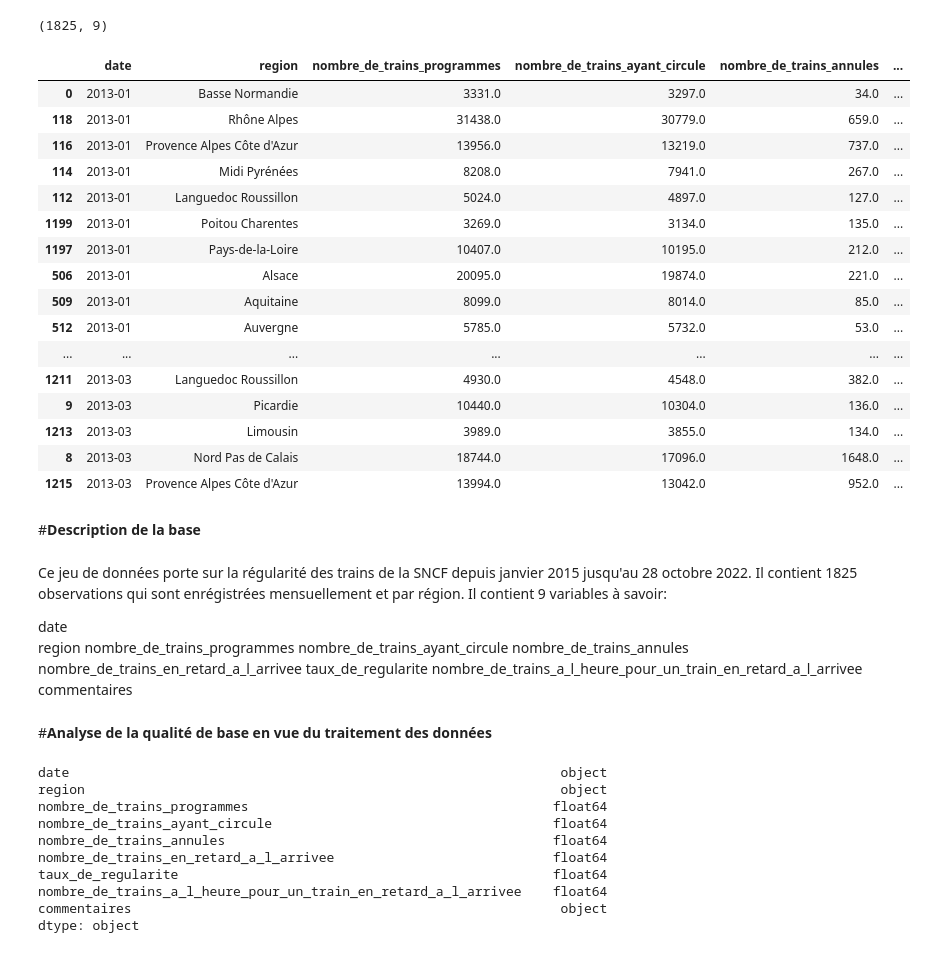
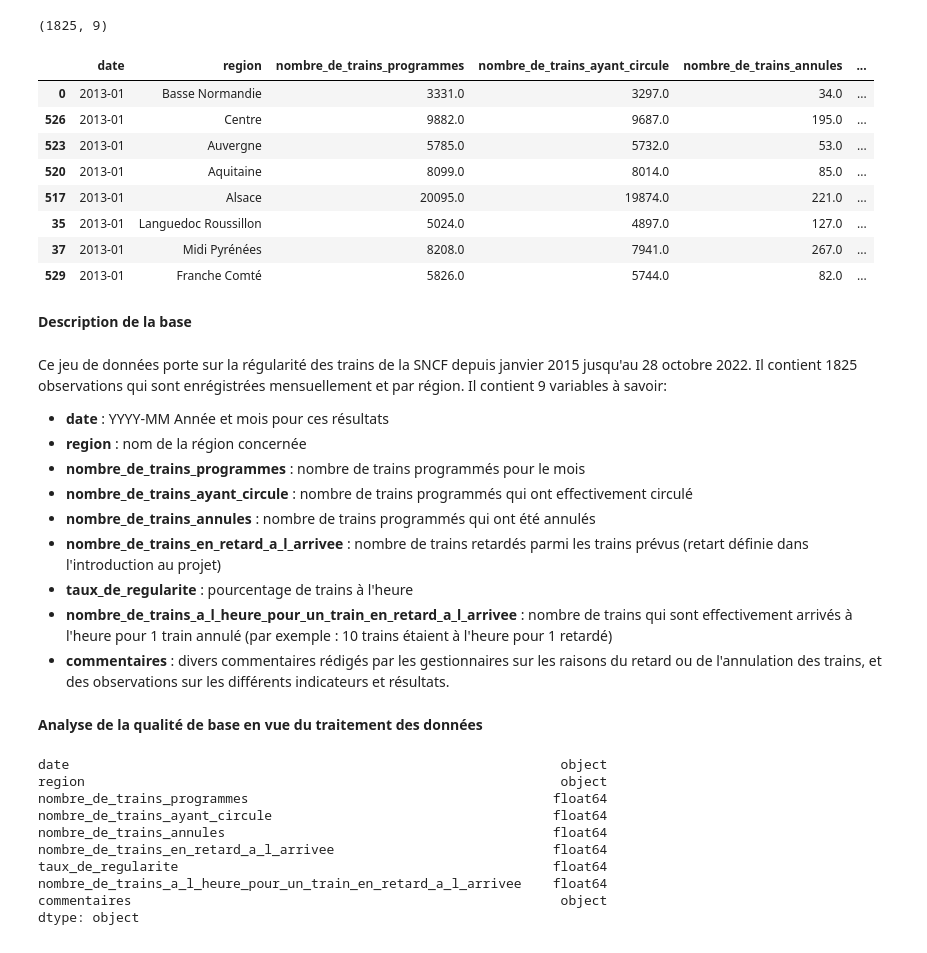
Before and after one commit to gbiaou/Projet_Python_SNCF, a Jupyter notebook: Regularite_des_trains/Recuperation_données_regularité.ipynb, the cells around one changed output. Cells and saved outputs as stored; diff of their text form; code cells hidden in the pictures.

```diff
--- a/Regularite_des_trains/Recuperation_données_regularité.ipynb
+++ b/Regularite_des_trains/Recuperation_données_regularité.ipynb
@@ -3,48 +3,41 @@ url_api="https://ressources.data.sncf.com/api/v2/catalog/datasets/regularite-men
 # %%
 import requests
 import pandas as pd
 #recupération des données de régularité via l'API SNCF
 req = requests.get(url_api)
 wb = req.json()
 
 # normalisation du fichier json
 df = pd.json_normalize(wb)
 print(df.shape)
-df.sort_values(by='date').head(50) #inspection des 8 premières lignes
+df.sort_values(by='date').head(8) #inspection des 8 premières lignes
 # %% [output]
 (1825, 9)
 |  | date | region | nombre_de_trains_programmes | nombre_de_trains_ayant_circule | nombre_de_trains_annules | ... |
 | 0 | 2013-01 | Basse Normandie | 3331.0 | 3297.0 | 34.0 | ... |
-| 118 | 2013-01 | Rhône Alpes | 31438.0 | 30779.0 | 659.0 | ... |
-| 116 | 2013-01 | Provence Alpes Côte d'Azur | 13956.0 | 13219.0 | 737.0 | ... |
-| 114 | 2013-01 | Midi Pyrénées | 8208.0 | 7941.0 | 267.0 | ... |
-| 112 | 2013-01 | Languedoc Roussillon | 5024.0 | 4897.0 | 127.0 | ... |
-| 1199 | 2013-01 | Poitou Charentes | 3269.0 | 3134.0 | 135.0 | ... |
-| 1197 | 2013-01 | Pays-de-la-Loire | 10407.0 | 10195.0 | 212.0 | ... |
-| 506 | 2013-01 | Alsace | 20095.0 | 19874.0 | 221.0 | ... |
-| 509 | 2013-01 | Aquitaine | 8099.0 | 8014.0 | 85.0 | ... |
-| 512 | 2013-01 | Auvergne | 5785.0 | 5732.0 | 53.0 | ... |
-| ... | ... | ... | ... | ... | ... | ... |
-| 1211 | 2013-03 | Languedoc Roussillon | 4930.0 | 4548.0 | 382.0 | ... |
-| 9 | 2013-03 | Picardie | 10440.0 | 10304.0 | 136.0 | ... |
-| 1213 | 2013-03 | Limousin | 3989.0 | 3855.0 | 134.0 | ... |
-| 8 | 2013-03 | Nord Pas de Calais | 18744.0 | 17096.0 | 1648.0 | ... |
-| 1215 | 2013-03 | Provence Alpes Côte d'Azur | 13994.0 | 13042.0 | 952.0 | ... |
+| 526 | 2013-01 | Centre | 9882.0 | 9687.0 | 195.0 | ... |
+| 523 | 2013-01 | Auvergne | 5785.0 | 5732.0 | 53.0 | ... |
+| 520 | 2013-01 | Aquitaine | 8099.0 | 8014.0 | 85.0 | ... |
+| 517 | 2013-01 | Alsace | 20095.0 | 19874.0 | 221.0 | ... |
+| 35 | 2013-01 | Languedoc Roussillon | 5024.0 | 4897.0 | 127.0 | ... |
+| 37 | 2013-01 | Midi Pyrénées | 8208.0 | 7941.0 | 267.0 | ... |
+| 529 | 2013-01 | Franche Comté | 5826.0 | 5744.0 | 82.0 | ... |
 # %% [markdown]
-#**Description de la base**
+**Description de la base**
 # %% [markdown]
 Ce jeu de données porte sur la régularité des trains de la SNCF depuis janvier 2015 jusqu'au 28 octobre 2022. Il contient 1825 observations qui sont enrégistrées mensuellement et par région. Il contient 9 variables à savoir:
 
-date
-region
-nombre_de_trains_programmes
-nombre_de_trains_ayant_circule
-nombre_de_trains_annules
-nombre_de_trains_en_retard_a_l_arrivee
-taux_de_regularite	nombre_de_trains_a_l_heure_pour_un_train_en_retard_a_l_arrivee
-commentaires
+- **date** : YYYY-MM Année et mois pour ces résultats
+- **region** : nom de la région concernée
+- **nombre_de_trains_programmes** : nombre de trains programmés pour le mois
+- **nombre_de_trains_ayant_circule** : nombre de trains programmés qui ont effectivement circulé
+- **nombre_de_trains_annules** : nombre de trains programmés qui ont été annulés
+- **nombre_de_trains_en_retard_a_l_arrivee** : nombre de trains retardés parmi les trains prévus (retart définie dans l'introduction au projet)
+- **taux_de_regularite** : pourcentage de trains à l'heure
+- **nombre_de_trains_a_l_heure_pour_un_train_en_retard_a_l_arrivee** : nombre de trains qui sont effectivement arrivés à l'heure pour 1 train annulé (par exemple : 10 trains étaient à l'heure pour 1 retardé)
+- **commentaires** : divers commentaires rédigés par les gestionnaires sur les raisons du retard ou de l'annulation des trains, et des observations sur les différents indicateurs et résultats.
 # %% [markdown]
-#**Analyse de la qualité de base en vue du traitement des données**
+**Analyse de la qualité de base en vue du traitement des données**
 # %%
 #Type des variables
 df.dtypes # print pour observer
```
Also changed, not shown: parts of 26 cells of this notebook, 4 other files.
